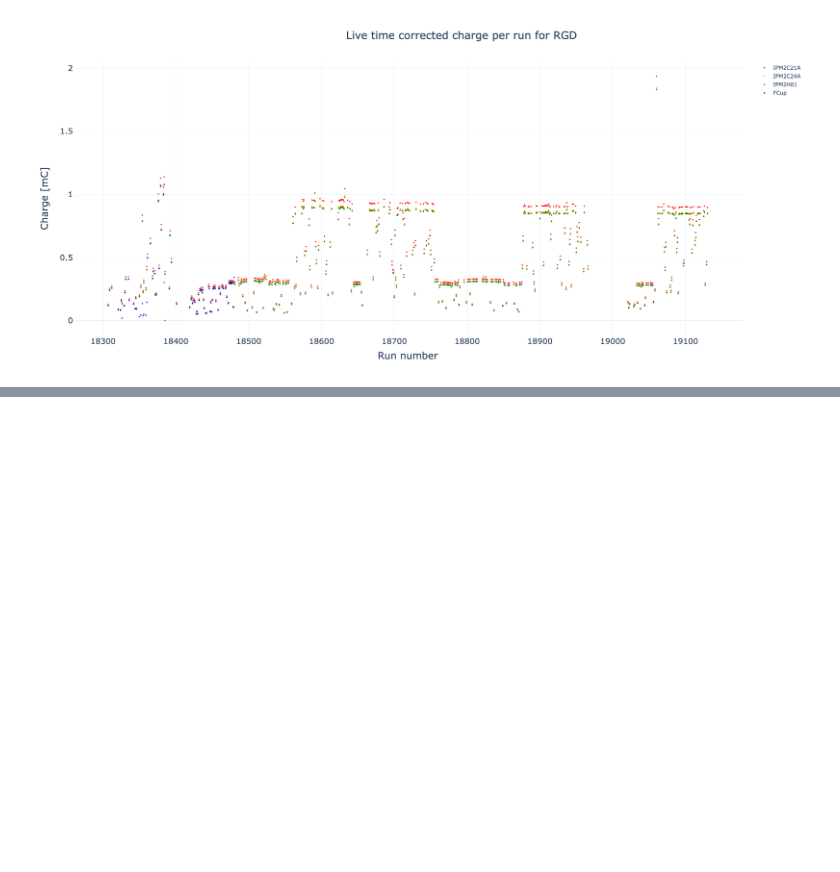
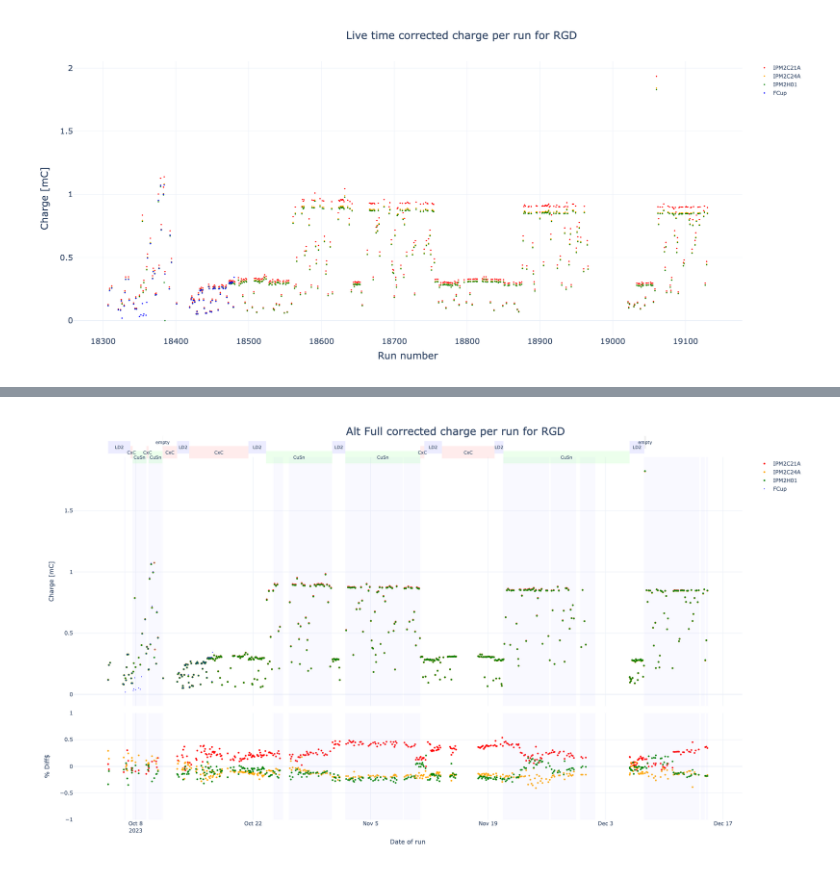
Before and after one commit to mholtrop/RunData, a Jupyter notebook: RGD_ChargePlots.ipynb, the cells around one changed output, grey strips where cells are left out. Cells and saved outputs as stored; diff of their text form; code cells hidden in the pictures; blank space fills up the shorter version.

```diff
--- a/RGD_ChargePlots.ipynb
+++ b/RGD_ChargePlots.ipynb
@@ -303,36 +309,38 @@ fig = make_subplots(rows=2, cols=1,shared_xaxes=True,
 fig.update_layout(width=1280, height=1000,
                   title=go.layout.Title(text=f"Alt Full corrected charge per run for RGD", xanchor="left", x=0.4),
                   titlefont=dict(size=24),)
 x_scale = dfx.time
 fig.add_trace(go.Scatter(x=x_scale, y=dfx.IPM2C21A_corr3, mode='markers', name='IPM2C21A', marker=dict(color='red', size=4)), row=1, col=1)
 fig.add_trace(go.Scatter(x=x_scale, y=dfx.IPM2C24A_corr3, mode='markers', name='IPM2C24A', marker=dict(color='orange', size=4)), row=1, col=1)
 fig.add_trace(go.Scatter(x=x_scale, y=dfx.IPM2H01_corr3, mode='markers', name='IPM2H01', marker=dict(color='green', size=4)), row=1, col=1)
 fig.add_trace(go.Scatter(x=x_scale, y=dfx.loc[dfx.start_time<start_fcup_trouble,"scaler_calc1b_corr"], mode='markers', name='FCup', marker=dict(color='blue', size=2)), row=1, col=1)
 # dfx.loc[dfx.start_time<start_fcup_trouble,"time"]
 fig.add_trace(go.Scatter(x=x_scale, y=(100*(dfx.IPM2C21A_corr3-dfx.charge)/df.charge), mode='markers', name='IPM2C21A', showlegend=False, marker=dict(color='red', size=4)), row=2, col=1)
 fig.add_trace(go.Scatter(x=x_scale, y=(100*(dfx.IPM2C24A_corr3-dfx.charge)/df.charge), mode='markers', name='IPM2C24A', showlegend=False, marker=dict(color='orange', size=4)), row=2, col=1)
 fig.add_trace(go.Scatter(x=x_scale, y=(100*(dfx.IPM2H01_corr3-dfx.charge)/df.charge), mode='markers', name='IPM2H01', showlegend=False, marker=dict(color='green', size=4)), row=2, col=1)
 
 for i in range(len(beam_stop_in_start)):
      fig.add_vrect(x0=beam_stop_in_start[i],x1=beam_stop_in_end[i], fillcolor="#C0C0FF", opacity=0.1, line_width=0)
 
 target_labels={'empty':(1.06,"#B0B0B0"),'LD2':(1.04,"#A0A0FF"),'CxC':(1.02,"#FFA0A0"),'CuSn':(1.,"#A0FFA0")}
 
 for i in range(len(target_change_table)-1):
     time0 = max(target_change_table.iloc[i].name, dfx.iloc[0].time)
     time1 = min(target_change_table.iloc[i+1].name, dfx.iloc[-1].time)
     target = target_change_table.iloc[i].target
     if time1 > dfx.iloc[0].time and time0 < dfx.iloc[-1].time:
         y_pos = target_labels[target][0]
         fig.add_vrect(x0=time0, x1=time1, xref="x", y0=y_pos-0.025, y1=y_pos+0.025, yref='paper', fillcolor=target_labels[target][1], opacity=0.2, line_width=0, row=1, col=1,
-                     label=dict(text="<b>"+target+"</b>", font=dict(size=10)))
+                     label=dict(text=target, font=dict(size=10)))
 
 fig.update_xaxes(title_text="Date of run", row=2, col=1)
-fig.update_yaxes(title_text="$\mathrm{Charge [mC]}$", row=1, col=1)
-fig.update_yaxes(title_text="$\mathrm{\% Diff}$", range=[-1., 1. ], row=2, col=1)
+fig.update_yaxes(title_text="Charge [mC]", row=1, col=1)
+fig.update_yaxes(title_text="% Diff$", range=[-1., 1. ], row=2, col=1)
 #fig.update_yaxes(title_text="", titlefont=dict(size=22), tickfont=dict(size=18))
 fig.write_image("RGD_Full_corrected_charge_per_run2.pdf",width=1200, height=600)
 fig.show()
+# %% [output]
+[figure, added]
 # %%
 import ROOT as R
 # %%
```
Also changed, not shown: parts of 9 cells of this notebook.
